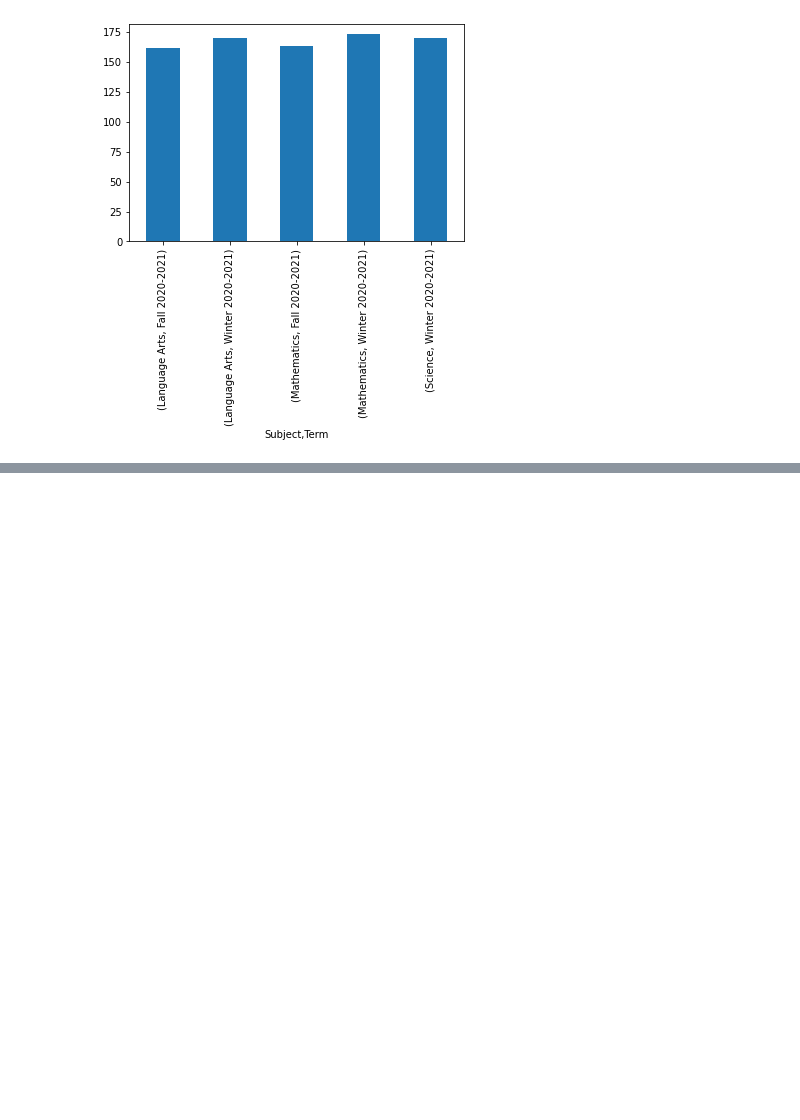
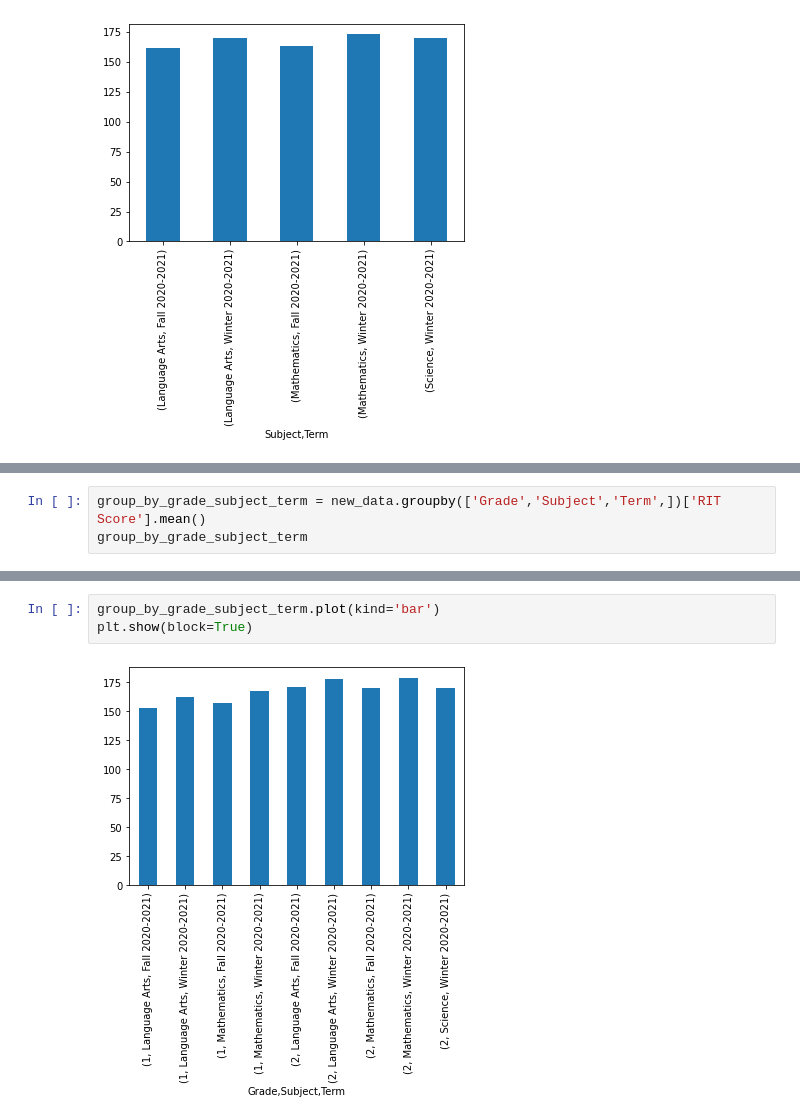
Before and after one commit to jwatts32/Student_MAP_Performance, a Jupyter notebook: Student_MAP_Analysis.ipynb, the cells around one changed output, grey strips where cells are left out. Drawn from its saved outputs; the diff is of its cells as text; blank space fills up the shorter version.

```diff
--- a/Student_MAP_Analysis.ipynb
+++ b/Student_MAP_Analysis.ipynb
@@ -297,0 +330,3 @@ plt.show(block=True)
+# %%
+group_by_grade_subject_term = new_data.groupby(['Grade','Subject','Term',])['RIT Score'].mean()
+group_by_grade_subject_term
@@ -297,0 +345,5 @@ plt.show(block=True)
+# %%
+group_by_grade_subject_term.plot(kind='bar')
+plt.show(block=True)
+# %% [output]
+[figure, added]
```
Also changed, not shown: parts of 57 cells of this notebook.
